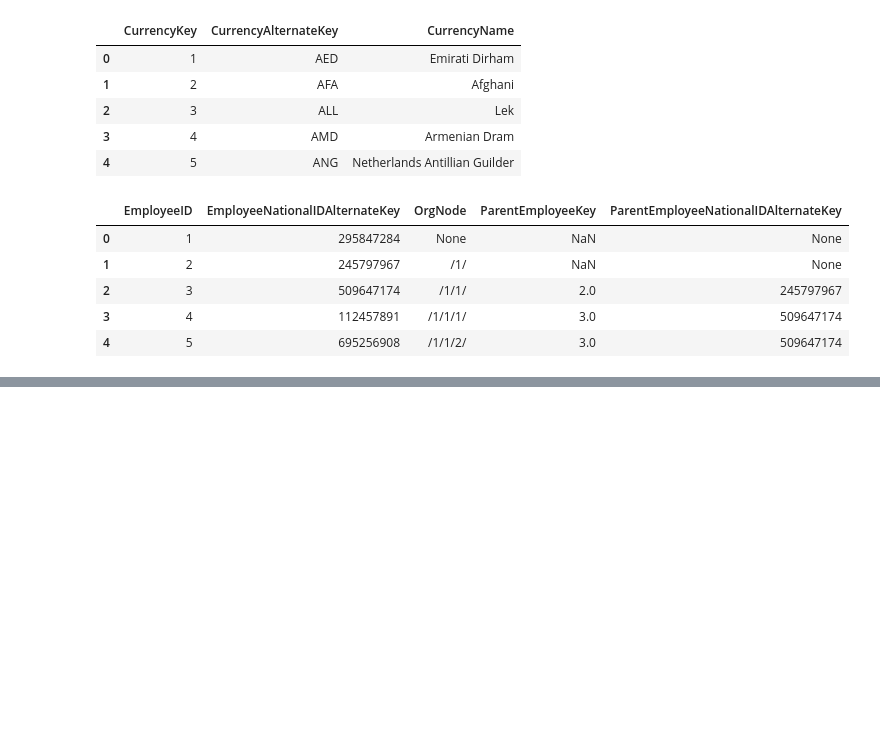
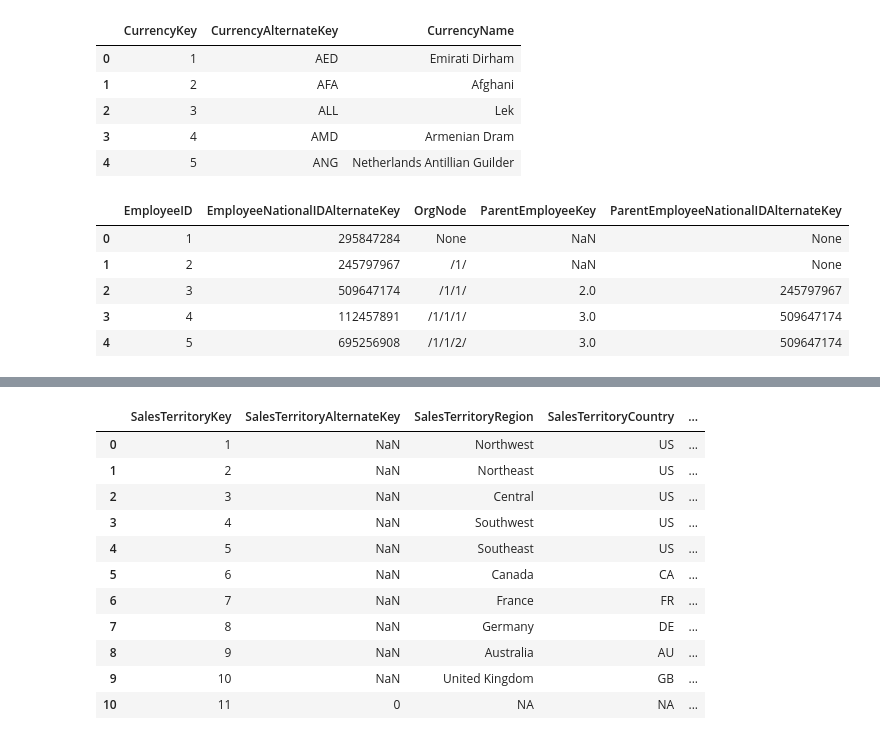
Before and after one commit to AngieJoya99/ETL-proyecto, a Jupyter notebook: pruebaConexion.ipynb, the cells around one changed output, grey strips where cells are left out. Saved outputs shown, nothing was run; the diff lists cells and outputs as text; code cells hidden in the pictures; blank space fills up the shorter version.

Commit message:
Update DimSalesTerritory

```diff
--- a/pruebaConexion.ipynb
+++ b/pruebaConexion.ipynb
@@ -345,3 +345,39 @@ transformDimEmployee(
 | 18 | 8 | 7.0 | 811994146 | 134969118 | 11.0 | ... |
 | 19 | 9 | 7.0 | 658797903 | 134969118 | 11.0 | ... |
 | 20 | 10 | 7.0 | 879342154 | 134969118 | 11.0 | ... |
+# %%
+def transformDimSalesTerritory(SalesTerritory):
+    dimSalesTerritory = pd.DataFrame(columns=[
+        "SalesTerritoryKey", "SalesTerritoryAlternateKey", "SalesTerritoryRegion", "SalesTerritoryCountry", "SalesTerritoryGroup"
+    ])
+
+    dimSalesTerritory["SalesTerritoryKey"] = SalesTerritory["TerritoryID"]
+    dimSalesTerritory["SalesTerritoryRegion"] = SalesTerritory["Name"]
+    dimSalesTerritory["SalesTerritoryCountry"] = SalesTerritory["CountryRegionCode"]
+    dimSalesTerritory["SalesTerritoryGroup"] = SalesTerritory["Group"]
+
+    dimSalesTerritory.loc[len(dimSalesTerritory)] = [
+        11,            # SalesTerritoryKey
+        0,          # SalesTerritoryAlternateKey
+        "NA",       # SalesTerritoryRegion
+        "NA",         # SalesTerritoryCountry
+        "NA"        # SalesTerritoryGroup
+    ]
+
+
+    return dimSalesTerritory
+# %%
+transformDimSalesTerritory(sales["SalesTerritory"])
+# %% [output]
+|  | SalesTerritoryKey | SalesTerritoryAlternateKey | SalesTerritoryRegion | SalesTerritoryCountry | ... |
+| 0 | 1 | NaN | Northwest | US | ... |
+| 1 | 2 | NaN | Northeast | US | ... |
+| 2 | 3 | NaN | Central | US | ... |
+| 3 | 4 | NaN | Southwest | US | ... |
+| 4 | 5 | NaN | Southeast | US | ... |
+| 5 | 6 | NaN | Canada | CA | ... |
+| 6 | 7 | NaN | France | FR | ... |
+| 7 | 8 | NaN | Germany | DE | ... |
+| 8 | 9 | NaN | Australia | AU | ... |
+| 9 | 10 | NaN | United Kingdom | GB | ... |
+| 10 | 11 | 0 | NA | NA | ... |
```
Also changed, not shown: 1 other file.
